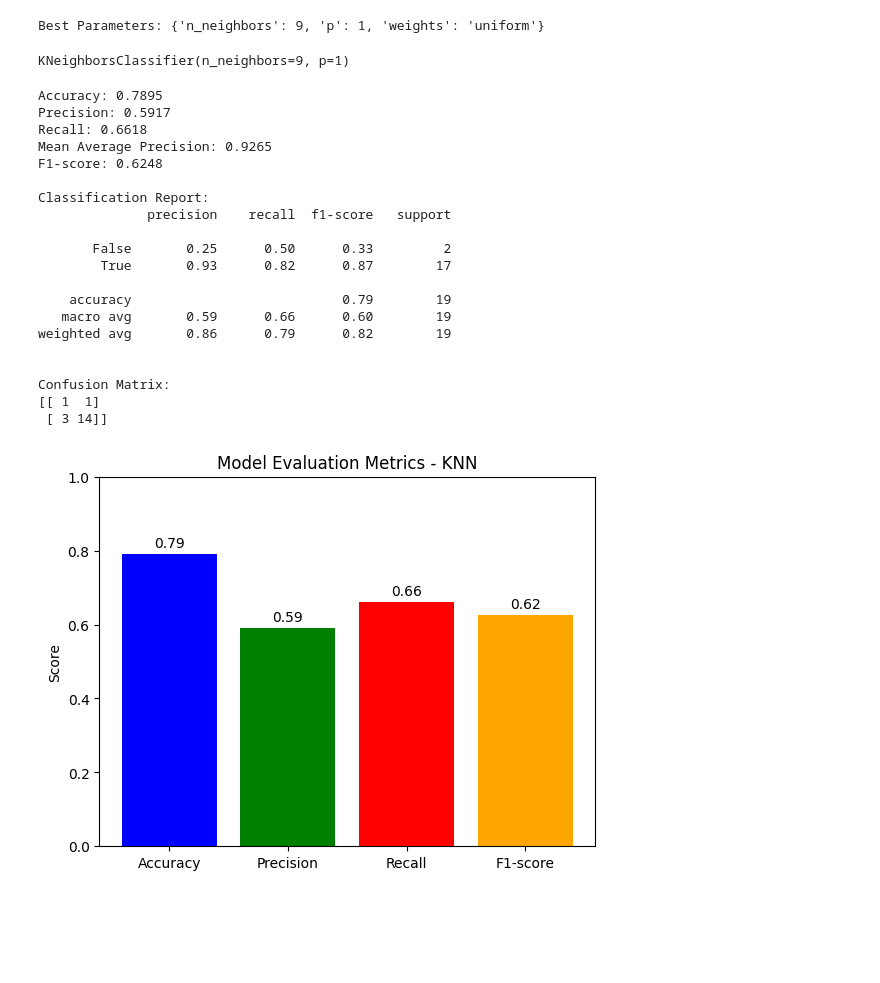
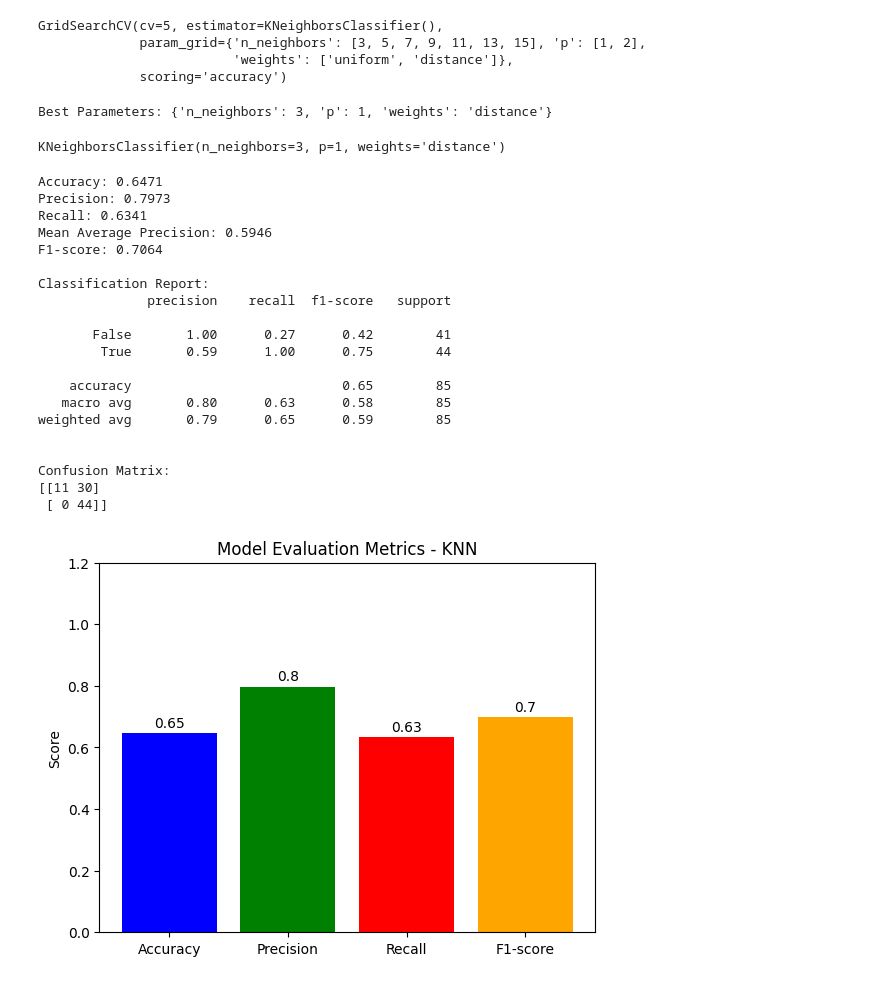
Before and after one commit to WuxiGuy/bc-wildfire-prediction, a Jupyter notebook: notebooks_models/knn.ipynb, the cells around one changed output. Cells and saved outputs as stored; diff of their text form; code cells hidden in the pictures; blank space fills up the shorter version.

Commit message:
apply adasyn in knn model

```diff
--- a/notebooks_models/knn.ipynb
+++ b/notebooks_models/knn.ipynb
@@ -64,3 +61,10 @@ array([ 0.5367241 ,  0.54293239,  0.47815221, ..., -0.08178381,
+# %%
+# Apply ADASYN
+adasyn = ADASYN(random_state=42)
+X_resampled, y_resampled = adasyn.fit_resample(X, y)
+# %%
+# Split the data into training and testing sets
+X_train, X_test, y_train, y_test = train_test_split(X_resampled, y_resampled, test_size=0.2, random_state=42)
 # %%
 # Define the parameter grid
 param_grid = {
@@ -71,24 +78,26 @@ param_grid = {
 # %%
-# Initialize KNN model
-knn = KNeighborsClassifier()
-
 # Initialize GridSearchCV
 grid_search = GridSearchCV(estimator=knn, param_grid=param_grid, cv=5, scoring='accuracy')
 
 # Perform grid search
 grid_search.fit(X_train, y_train)
-
-# Get the best parameters
-best_params = grid_search.best_params_
-print("Best Parameters:", best_params)
 # %% [output]
-Best Parameters: {'n_neighbors': 9, 'p': 1, 'weights': 'uniform'}
+GridSearchCV(cv=5, estimator=KNeighborsClassifier(),
+             param_grid={'n_neighbors': [3, 5, 7, 9, 11, 13, 15], 'p': [1, 2],
+                         'weights': ['uniform', 'distance']},
+             scoring='accuracy')
+# %%
+# Get the best parameters
+best_params = grid_search.best_params_
+print("Best Parameters:", best_params)
+# %% [output]
+Best Parameters: {'n_neighbors': 3, 'p': 1, 'weights': 'distance'}
 # %%
 # Train the model with the best parameters
 best_knn = KNeighborsClassifier(**best_params)
 best_knn.fit(X_train, y_train)
 # %% [output]
-KNeighborsClassifier(n_neighbors=9, p=1)
+KNeighborsClassifier(n_neighbors=3, p=1, weights='distance')
 # %%
 # Make predictions
 y_pred = best_knn.predict(X_test)
@@ -99,7 +108,6 @@ precision = precision_score(y_test, y_pred, average='macro')
 recall = recall_score(y_test, y_pred, average='macro')
 average_precision = average_precision_score(y_test, y_pred, average='macro')
 f1_score = 2 * (precision * recall) / (precision + recall)
-
 
 print(f"Accuracy: {accuracy:.4f}")
 print(f"Precision: {precision:.4f}")
@@ -112,40 +120,40 @@ print(classification_report(y_test, y_pred))
 print("\nConfusion Matrix:")
 print(confusion_matrix(y_test, y_pred))
 # %% [output]
-Accuracy: 0.7895
-Precision: 0.5917
-Recall: 0.6618
-Mean Average Precision: 0.9265
-F1-score: 0.6248
+Accuracy: 0.6471
+Precision: 0.7973
+Recall: 0.6341
+Mean Average Precision: 0.5946
+F1-score: 0.7064
 
 Classification Report:
               precision    recall  f1-score   support
 
-       False       0.25      0.50      0.33         2
-        True       0.93      0.82      0.87        17
+       False       1.00      0.27      0.42        41
+        True       0.59      1.00      0.75        44
 
-    accuracy                           0.79        19
-   macro avg       0.59      0.66      0.60        19
-weighted avg       0.86      0.79      0.82        19
+    accuracy                           0.65        85
+   macro avg       0.80      0.63      0.58        85
+weighted avg       0.79      0.65      0.59        85
 
 
 Confusion Matrix:
-[[ 1  1]
- [ 3 14]]
+[[11 30]
+ [ 0 44]]
 # %%
-# Visualize the model evaluation metrics
+# Visualize model evaluation metrics
 metrics = ['Accuracy', 'Precision', 'Recall', 'F1-score']
-values = [accuracy, precision, recall, f1_score]
+values = [accuracy, precision, recall, f1]
 
 bars = plt.bar(metrics, values, color=['blue', 'green', 'red', 'orange'])
 
 for bar in bars:
     yval = bar.get_height()
-    plt.text(bar.get_x() + bar.get_width()/2, yval + 0.01, round(yval, 2), ha='center', va='bottom')
+    plt.text(bar.get_x() + bar.get_width() / 2, yval + 0.01, round(yval, 2), ha='center', va='bottom')
 
 plt.ylabel('Score')
 plt.title('Model Evaluation Metrics - KNN')
-plt.ylim(0, 1)
+plt.ylim(0, 1.2)
 plt.show()
 # %% [output]
-[figure, old version]
+[figure, new version]
```
Also changed, not shown: parts of 3 cells of this notebook.
